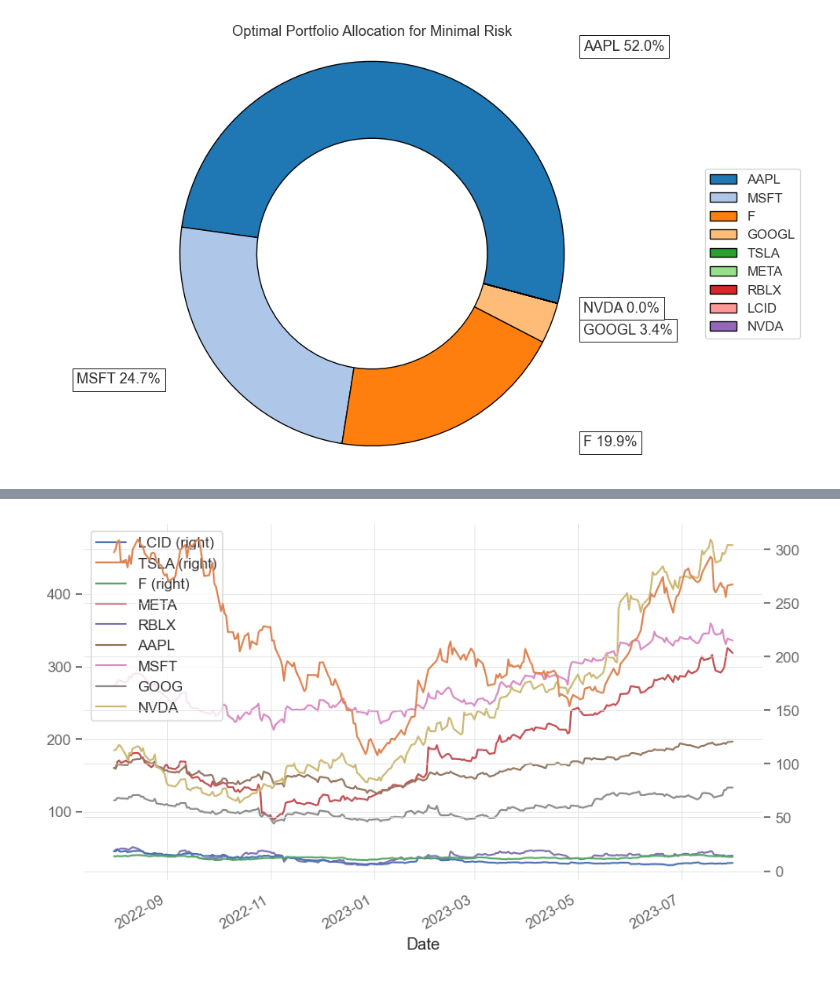
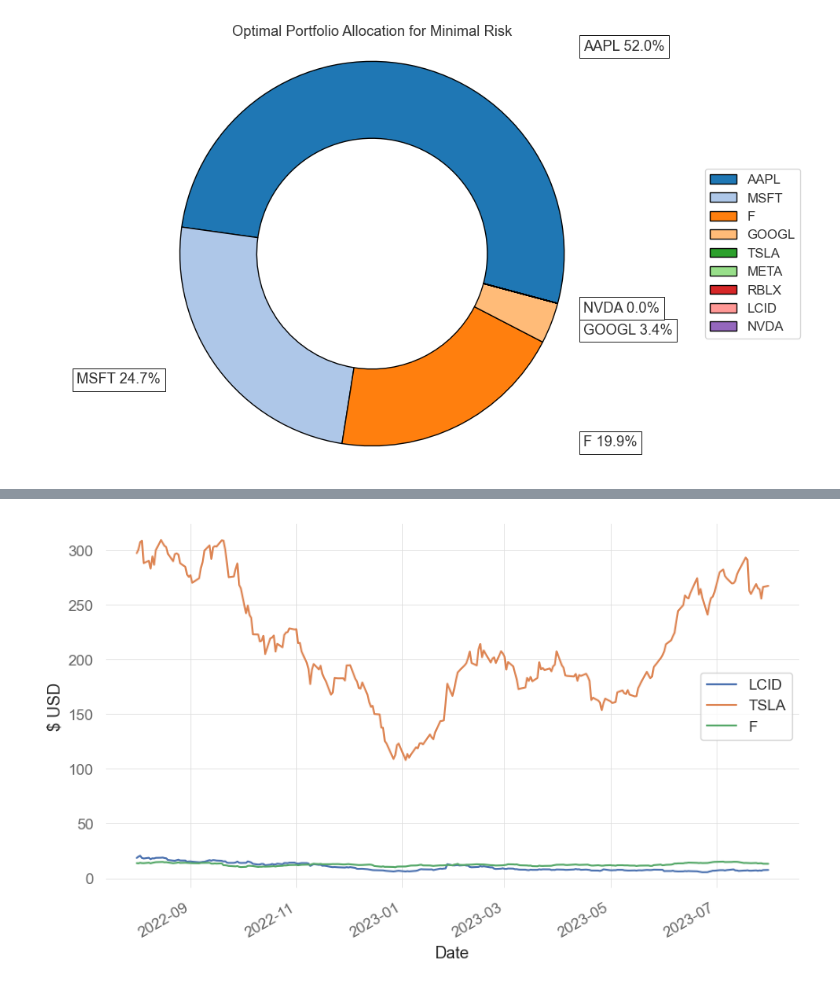
Before and after one commit to fintech-lex/innovest, a Jupyter notebook: InnoVest_Final_Demo.ipynb, the cells around one changed output, grey strips where cells are left out. Drawn from its saved outputs; the diff is of its cells as text; code cells hidden in the pictures.

```diff
--- a/InnoVest_Final_Demo.ipynb
+++ b/InnoVest_Final_Demo.ipynb
@@ -331,3 +331,37 @@ pf_test.data
 | 2023-07-28 | 7.470000 | 266.440002 | 13.260000 | 325.480011 | 38.930000 | 195.830002 | 338.369995 | 133.009995 | 467.500000 |
 | 2023-07-31 | 7.610000 | 267.429993 | 13.210000 | 318.600006 | 39.250000 | 196.449997 | 335.920013 | 133.110001 | 467.290009 |
 251 rows × 9 columns
+# %%
+# Sector Focused New Library Market Data
+
+ev_stocks = {
+    0: {"Name": "LCID"},
+    1: {"Name": "TSLA"},
+    2: {"Name": "F"}
+}
+
+ev_stocks_port = pd.DataFrame.from_dict(ev_stocks, orient="index")
+
+# here we set the list of names based on the names in the DataFrame pf_allocation
+ev_names = ev_stocks_port["Name"].values.tolist()
+
+# dates can be set as datetime or string, as shown below:
+start_date = "2022-08-01"
+end_date = "2023-08-01"
+
+# the market index used to compare the portfolio to (in this case S&P 500). If the parameter is omitted, no market comparison will be done
+market_index = "^GSPC"
+
+# Build out experimental proof-of-concept customizable DataFrame to ingest market data and portfolio alllocation, optimization, etc.
+
+ev_test = build_portfolio(
+    names=ev_names,
+    start_date=start_date,
+    end_date=end_date,
+    data_api="yfinance",
+    market_index=market_index,
+)
+
+# Show Data
+
+ev_test.data
@@ -484,16 +535,16 @@ ev_trend_plot
 # %%
 # Moving Averages - our measure of "Trend" or relative correlation to Google Trends to determine any similarities, patterns or noticable analysis in data
 
 # `FinQuant` provides a module `finquant.moving_average` to compute moving averages.
 # importing specific function for custom market data
 
 from finquant.moving_average import sma
 
-# Simple moving average
+# Simple moving average for Electric Vehicles
 
-ev_stock_plot = pf_test.data.plot(secondary_y=["TSLA", "LCID", "F"], grid=True)
+ev_stock_plot = ev_test.data.plot(grid=True, ylabel='$ USD')
 # %% [output]
-[figure, old version]
+[figure, new version]
 # %%
 # Experimental Advanced: Band of Moving Averages with Buy/Sell signals
 
```
Also changed, not shown: parts of 11 cells of this notebook, 1 other file.
